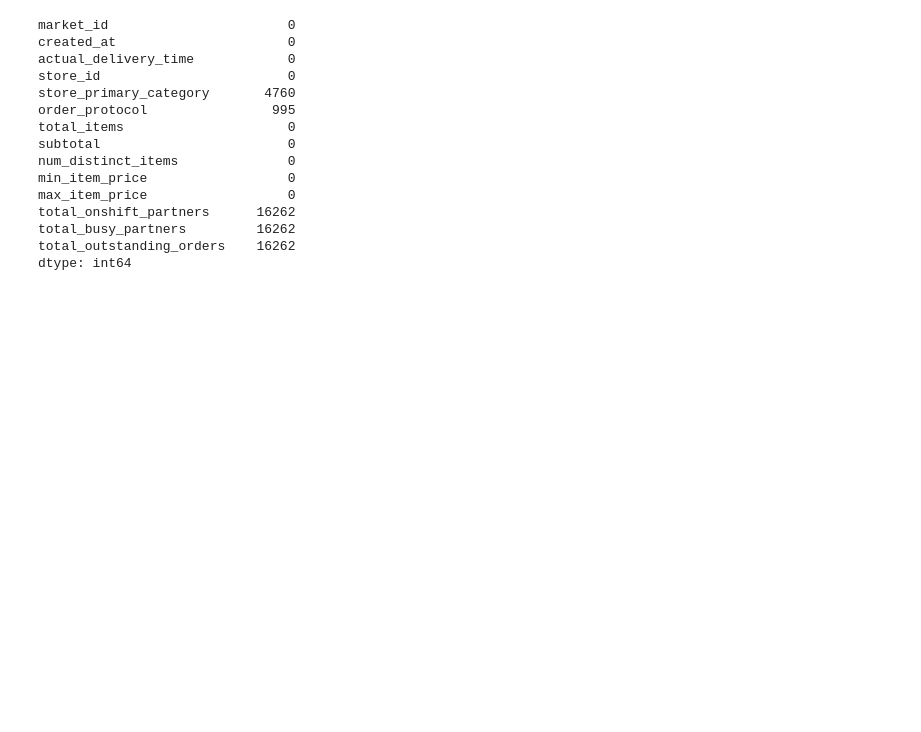
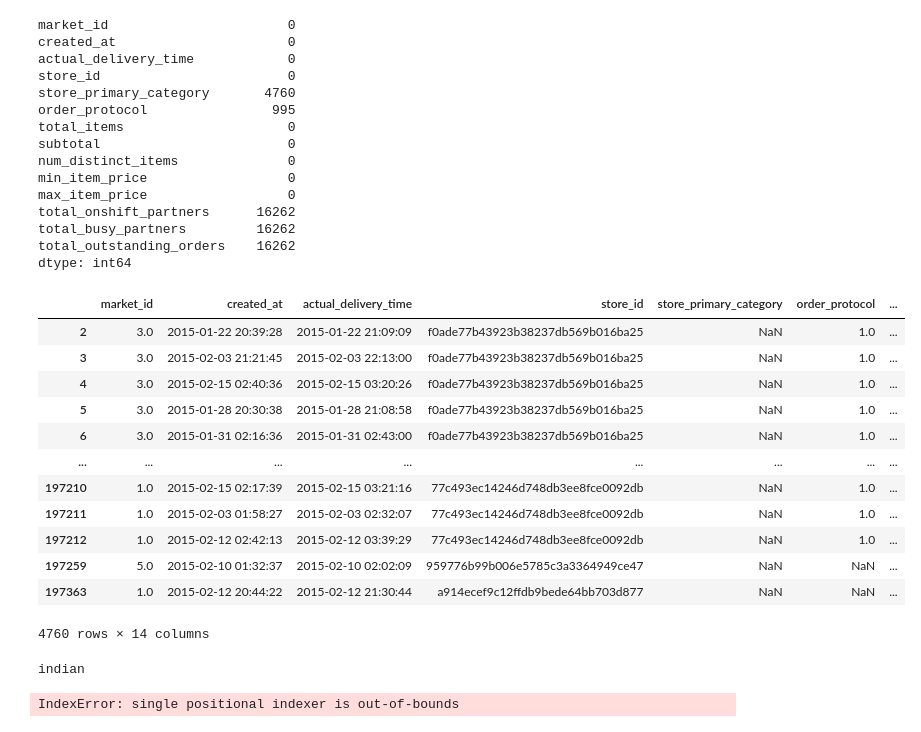
Before and after one commit to GauravDaharia20/Scaler-Projects, a Jupyter notebook: NN Intro to Neural Networks/Project/dataset.csv/porter_bussiness_case.ipynb, the cells around one changed output. Saved outputs shown, nothing was run; the diff lists cells and outputs as text; code cells hidden in the pictures; blank space fills up the shorter version.

```diff
--- a/NN Intro to Neural Networks/Project/dataset.csv/porter_bussiness_case.ipynb
+++ b/NN Intro to Neural Networks/Project/dataset.csv/porter_bussiness_case.ipynb
@@ -295,6 +295,3 @@ df.loc[df['actual_delivery_time'].isna()]
 | 140635 | 2.0 | 2015-02-15 02:21:42 | NaN | 0d73a25092e5c1c9769a9f3255caa65a | dessert | 1.0 | ... |
 | 158967 | 2.0 | 2015-02-01 01:21:29 | NaN | faacbcd5bf1d018912c116bf2783e9a1 | mexican | 5.0 | ... |
 | 170416 | 5.0 | 2015-02-01 01:36:33 | NaN | 6c7a107981f9c2a0ed55efce297bd1e2 | fast | 4.0 | ... |
-# %%
-df = df.sort_values(by='actual_delivery_time')
-df
@@ -332,3 +317,27 @@ total_onshift_partners      16262
 total_busy_partners         16262
 total_outstanding_orders    16262
 dtype: int64
+# %%
+df.loc[df['store_primary_category'].isna()]
+# %% [output]
+|  | market_id | created_at | actual_delivery_time | store_id | store_primary_category | order_protocol | ... |
+| 2 | 3.0 | 2015-01-22 20:39:28 | 2015-01-22 21:09:09 | f0ade77b43923b38237db569b016ba25 | NaN | 1.0 | ... |
+| 3 | 3.0 | 2015-02-03 21:21:45 | 2015-02-03 22:13:00 | f0ade77b43923b38237db569b016ba25 | NaN | 1.0 | ... |
+| 4 | 3.0 | 2015-02-15 02:40:36 | 2015-02-15 03:20:26 | f0ade77b43923b38237db569b016ba25 | NaN | 1.0 | ... |
+| 5 | 3.0 | 2015-01-28 20:30:38 | 2015-01-28 21:08:58 | f0ade77b43923b38237db569b016ba25 | NaN | 1.0 | ... |
+| 6 | 3.0 | 2015-01-31 02:16:36 | 2015-01-31 02:43:00 | f0ade77b43923b38237db569b016ba25 | NaN | 1.0 | ... |
+| ... | ... | ... | ... | ... | ... | ... | ... |
+| 197210 | 1.0 | 2015-02-15 02:17:39 | 2015-02-15 03:21:16 | 77c493ec14246d748db3ee8fce0092db | NaN | 1.0 | ... |
+| 197211 | 1.0 | 2015-02-03 01:58:27 | 2015-02-03 02:32:07 | 77c493ec14246d748db3ee8fce0092db | NaN | 1.0 | ... |
+| 197212 | 1.0 | 2015-02-12 02:42:13 | 2015-02-12 03:39:29 | 77c493ec14246d748db3ee8fce0092db | NaN | 1.0 | ... |
+| 197259 | 5.0 | 2015-02-10 01:32:37 | 2015-02-10 02:02:09 | 959776b99b006e5785c3a3364949ce47 | NaN | NaN | ... |
+| 197363 | 1.0 | 2015-02-12 20:44:22 | 2015-02-12 21:30:44 | a914ecef9c12ffdb9bede64bb703d877 | NaN | NaN | ... |
+4760 rows × 14 columns
+# %%
+df.loc[df['store_id']=='f0ade77b43923b38237db569b016ba25']
+
+tmp_store_id = df.loc[df['store_id']=='f0ade77b43923b38237db569b016ba25']
+max_value_market_id = tmp_store_id.groupby('store_id')['store_primary_category'].apply(lambda x : x.mode().iloc[0]).iloc[0]
+print(max_value_market_id)
+# %% [output]
+indian
@@ -334,0 +356,5 @@ dtype: int64
+# %%
+store_and_store_primary_category_mapping  = get_store_and_store_primary_category_mapping(set(df['store_id']))
+len(store_and_store_primary_category_mapping)
+# %% [output]
+IndexError: single positional indexer is out-of-bounds
```
Also changed, not shown: parts of 3 cells of this notebook.
